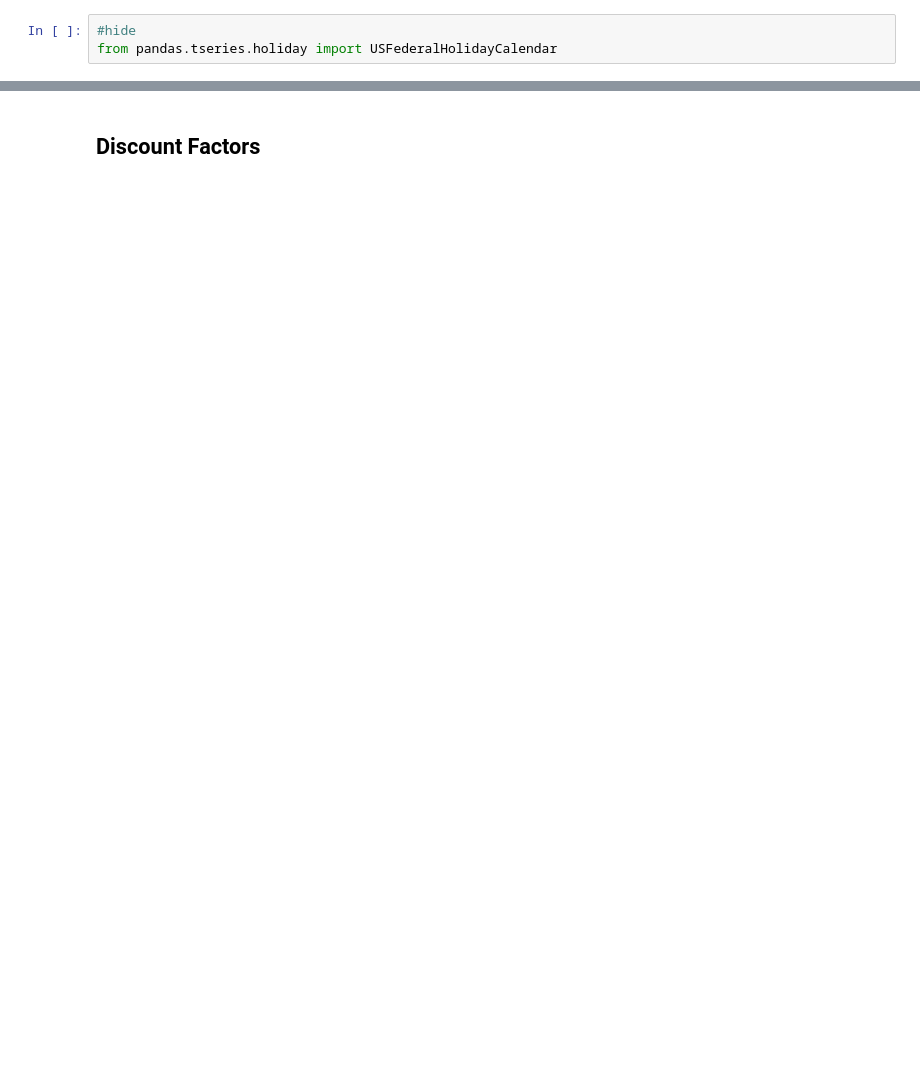
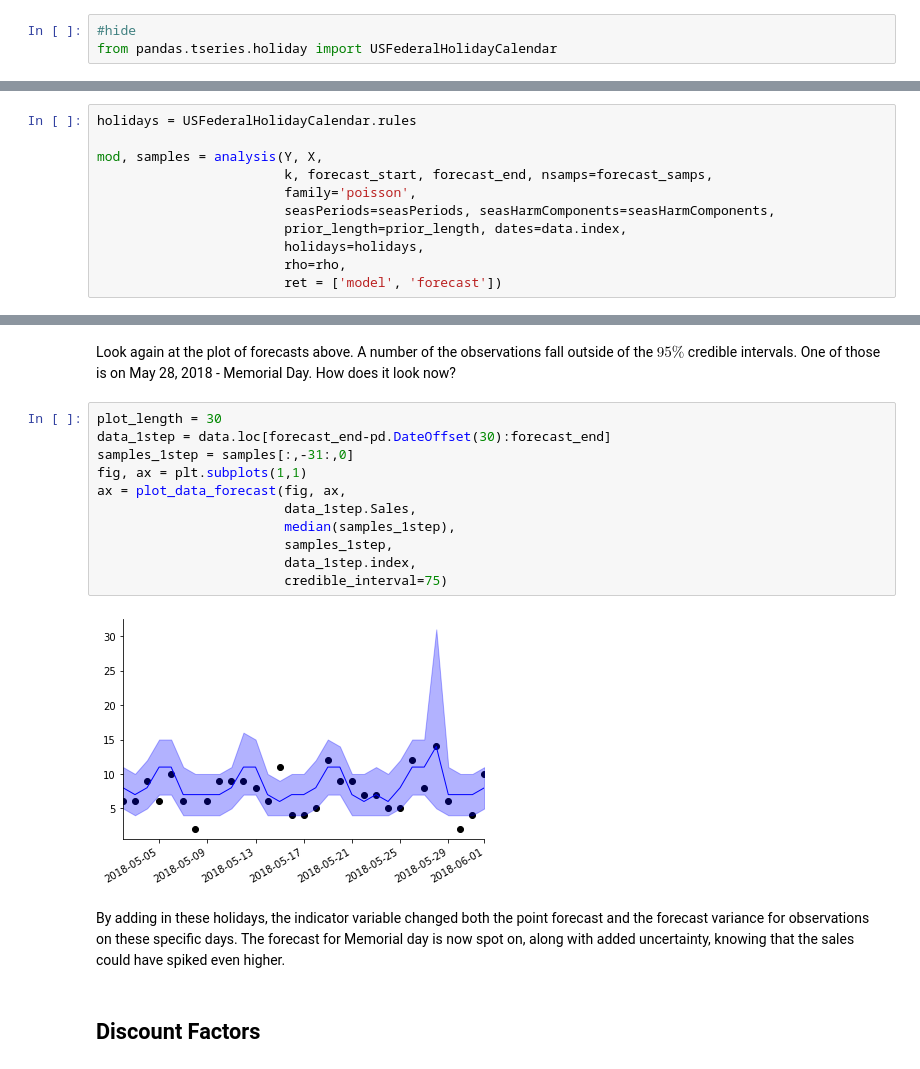
Before and after one commit to lavinei/pybats_nbdev, a Jupyter notebook: nbs/index.ipynb, the cells around one changed output, grey strips where cells are left out. Cells and saved outputs as stored; diff of their text form; blank space fills up the shorter version.

```diff
--- a/nbs/index.ipynb
+++ b/nbs/index.ipynb
@@ -205,0 +253,11 @@ The simulated dataset contains daily sales of an item from June 1, 2014 to June
+# %%
+holidays = USFederalHolidayCalendar.rules
+
+mod, samples = analysis(Y, X,
+                        k, forecast_start, forecast_end, nsamps=forecast_samps,
+                        family='poisson',
+                        seasPeriods=seasPeriods, seasHarmComponents=seasHarmComponents,
+                        prior_length=prior_length, dates=data.index,
+                        holidays=holidays,
+                        rho=rho,
+                        ret = ['model', 'forecast'])
@@ -206,2 +281,19 @@ The simulated dataset contains daily sales of an item from June 1, 2014 to June
+# %% [markdown]
+Look again at the plot of forecasts above. A number of the observations fall outside of the $95\%$ credible intervals. One of those is on May 28, 2018 - Memorial Day. How does it look now?
+# %%
+plot_length = 30
+data_1step = data.loc[forecast_end-pd.DateOffset(30):forecast_end]
+samples_1step = samples[:,-31:,0]
+fig, ax = plt.subplots(1,1)
+ax = plot_data_forecast(fig, ax,
+                        data_1step.Sales,
+                        median(samples_1step),
+                        samples_1step,
+                        data_1step.index,
+                        credible_interval=75)
+# %% [output]
+[figure, added]
+# %% [markdown]
+By adding in these holidays, the indicator variable changed both the point forecast and the forecast variance for observations on these specific days. The forecast for Memorial day is now spot on, along with added uncertainty, knowing that the sales could have spiked even higher.
 # %% [markdown]
 ## Discount Factors
```
Also changed, not shown: parts of 27 cells of this notebook, 11 other files.
